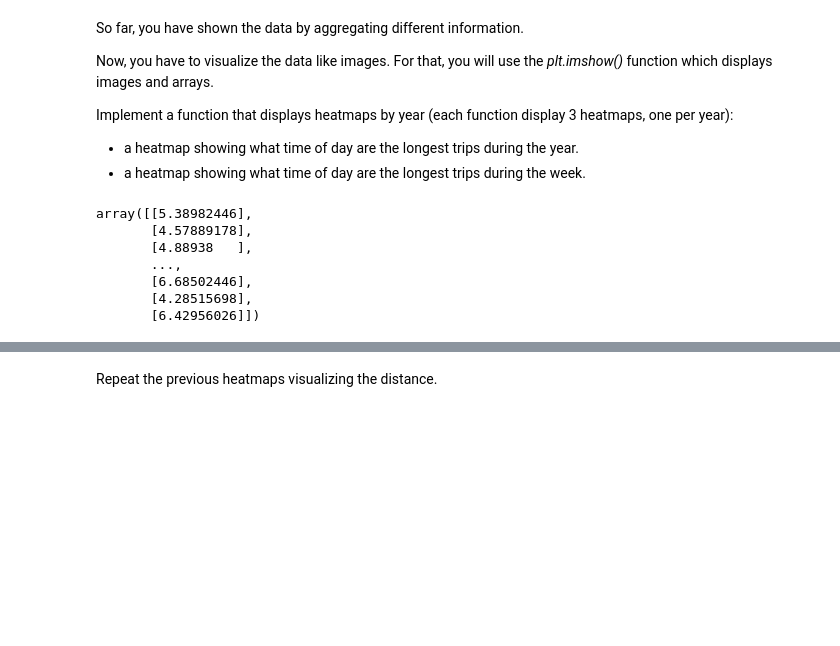
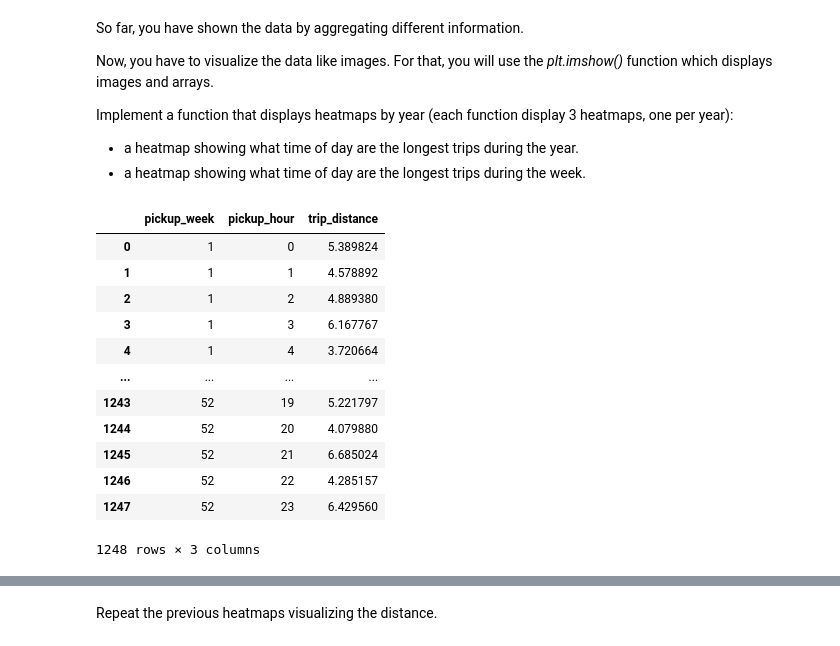
Before and after one commit to pau-torrente/DSUB_p1, a Jupyter notebook: AssignmentCode.ipynb, the cells around one changed output, grey strips where cells are left out. Saved outputs shown, nothing was run; the diff lists cells and outputs as text; code cells hidden in the pictures; blank space fills up the shorter version.

```diff
--- a/AssignmentCode.ipynb
+++ b/AssignmentCode.ipynb
@@ -680,16 +688,27 @@ Implement a function that displays heatmaps by year (each function display 3 hea
 # %%
 group = ['pickup_week','pickup_hour']
 
-needed_values2019 = df.loc[df.year == 2019].groupby(['pickup_week','pickup_hour']).mean().trip_distance
-np.array(pd.DataFrame(needed_values2019))
+needed_values2019 = df.loc[df.year==2019].groupby(['pickup_week','pickup_hour']).mean().trip_distance
+
+
+needed_values2019 = pd.DataFrame(needed_values2019).reset_index()
+
+
+needed_values2019
 # %% [output]
+|  | pickup_week | pickup_hour | trip_distance |
+| 0 | 1 | 0 | 5.389824 |
+| 1 | 1 | 1 | 4.578892 |
+| 2 | 1 | 2 | 4.889380 |
+| 3 | 1 | 3 | 6.167767 |
+| 4 | 1 | 4 | 3.720664 |
+| ... | ... | ... | ... |
+| 1243 | 52 | 19 | 5.221797 |
+| 1244 | 52 | 20 | 4.079880 |
+| 1245 | 52 | 21 | 6.685024 |
+| 1246 | 52 | 22 | 4.285157 |
+| 1247 | 52 | 23 | 6.429560 |
-array([[5.38982446],
-       [4.57889178],
-       [4.88938   ],
-       ...,
-       [6.68502446],
-       [4.28515698],
-       [6.42956026]])
+1248 rows × 3 columns
 # %%
 import seaborn as sns
 
```
Also changed, not shown: parts of 8 cells of this notebook.
